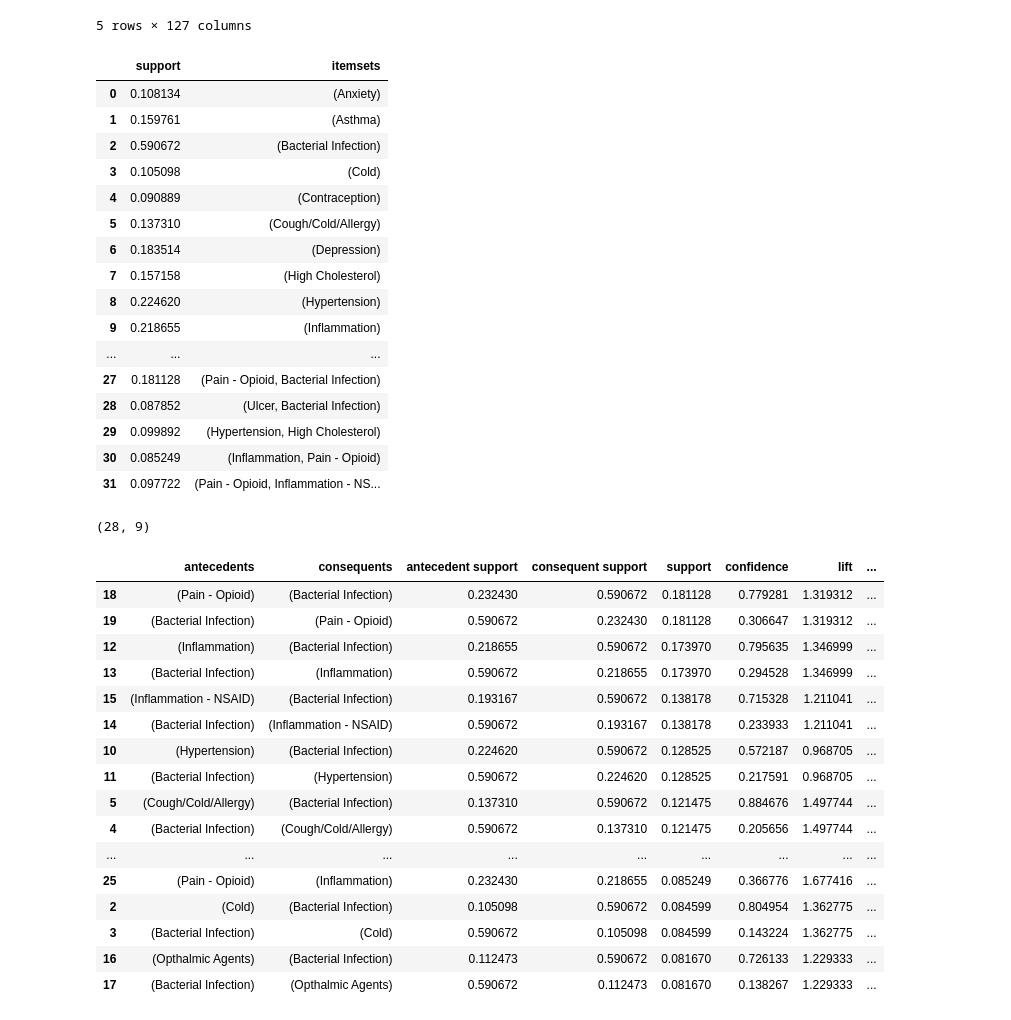
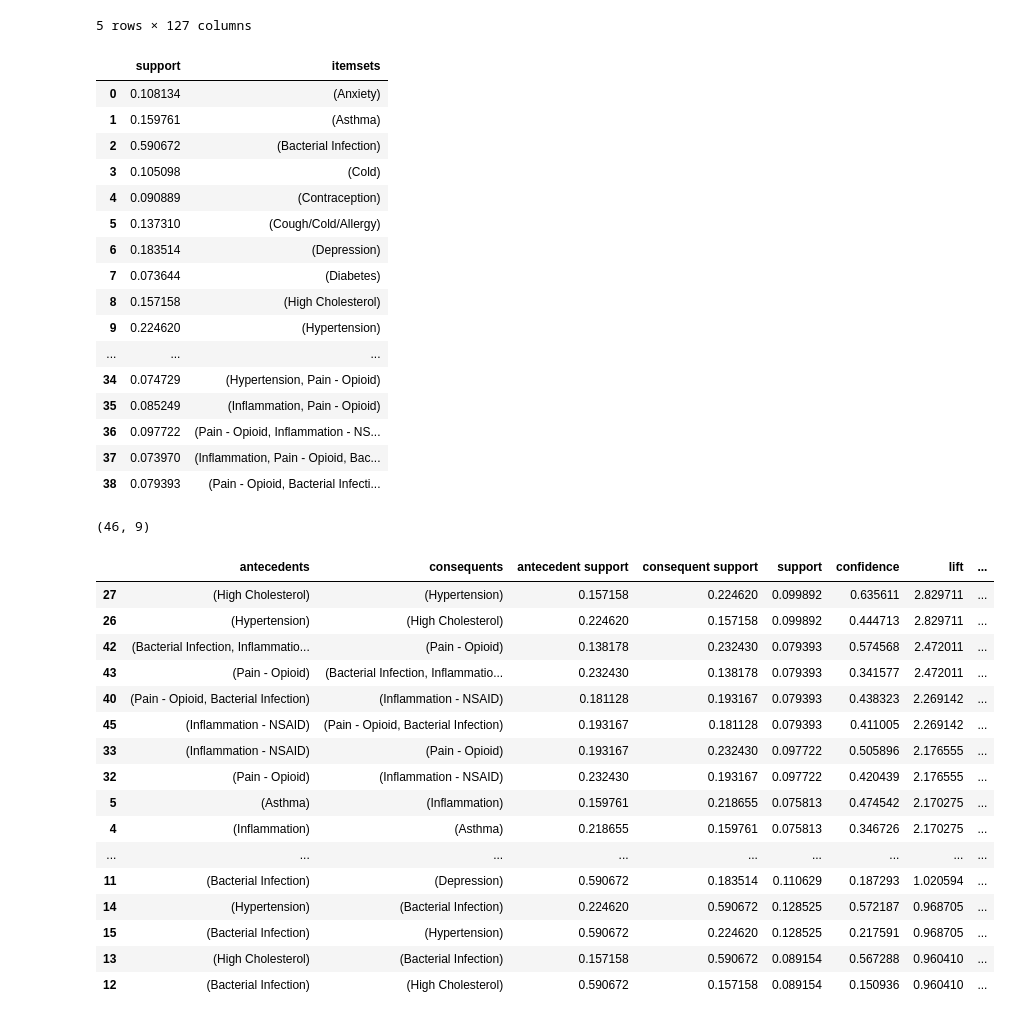
Before and after one commit to DorkNstein/data_modeling, a Jupyter notebook: market_basket_drug.ipynb, the cells around one changed output. Drawn from its saved outputs; the diff is of its cells as text; code cells hidden in the pictures.

```diff
--- a/market_basket_drug.ipynb
+++ b/market_basket_drug.ipynb
@@ -189,7 +170,7 @@ basket_sets_i.head()
 | 13133739 | 0 | 0 | 0 | 0 | 0 | 0 | ... |
 5 rows × 127 columns
 # %%
-frequent_itemsets_i = apriori(basket_sets_i, min_support=0.08, use_colnames=True)
+frequent_itemsets_i = apriori(basket_sets_i, min_support=0.07, use_colnames=True)
 # frequent_itemsets['length'] = frequent_itemsets['itemsets'].apply(lambda x: len(x))
 # frequent_itemsets = frequent_itemsets[(frequent_itemsets['length'] == 2)]
 frequent_itemsets_i
@@ -202,35 +183,36 @@ frequent_itemsets_i
 | 4 | 0.090889 | (Contraception) |
 | 5 | 0.137310 | (Cough/Cold/Allergy) |
 | 6 | 0.183514 | (Depression) |
-| 7 | 0.157158 | (High Cholesterol) |
-| 8 | 0.224620 | (Hypertension) |
-| 9 | 0.218655 | (Inflammation) |
+| 7 | 0.073644 | (Diabetes) |
+| 8 | 0.157158 | (High Cholesterol) |
+| 9 | 0.224620 | (Hypertension) |
 | ... | ... | ... |
-| 27 | 0.181128 | (Pain - Opioid, Bacterial Infection) |
-| 28 | 0.087852 | (Ulcer, Bacterial Infection) |
-| 29 | 0.099892 | (Hypertension, High Cholesterol) |
-| 30 | 0.085249 | (Inflammation, Pain - Opioid) |
-| 31 | 0.097722 | (Pain - Opioid, Inflammation - NS... |
+| 34 | 0.074729 | (Hypertension, Pain - Opioid) |
+| 35 | 0.085249 | (Inflammation, Pain - Opioid) |
+| 36 | 0.097722 | (Pain - Opioid, Inflammation - NS... |
+| 37 | 0.073970 | (Inflammation, Pain - Opioid, Bac... |
+| 38 | 0.079393 | (Pain - Opioid, Bacterial Infecti... |
 # %%
 rules_i = association_rules(frequent_itemsets_i, metric="lift")
 display(rules_i.shape)
-rules_i.sort_values(['support','confidence', 'lift'], ascending=[False, False, False])
+sorted_i = rules_i.sort_values(['lift', 'confidence', 'support'], ascending=[False, False, False])
+display(sorted_i)
 # %% [output]
-(28, 9)
+(46, 9)
 |  | antecedents | consequents | antecedent support | consequent support | support | confidence | lift | ... |
-| 18 | (Pain - Opioid) | (Bacterial Infection) | 0.232430 | 0.590672 | 0.181128 | 0.779281 | 1.319312 | ... |
-| 19 | (Bacterial Infection) | (Pain - Opioid) | 0.590672 | 0.232430 | 0.181128 | 0.306647 | 1.319312 | ... |
-| 12 | (Inflammation) | (Bacterial Infection) | 0.218655 | 0.590672 | 0.173970 | 0.795635 | 1.346999 | ... |
-| 13 | (Bacterial Infection) | (Inflammation) | 0.590672 | 0.218655 | 0.173970 | 0.294528 | 1.346999 | ... |
-| 15 | (Inflammation - NSAID) | (Bacterial Infection) | 0.193167 | 0.590672 | 0.138178 | 0.715328 | 1.211041 | ... |
-| 14 | (Bacterial Infection) | (Inflammation - NSAID) | 0.590672 | 0.193167 | 0.138178 | 0.233933 | 1.211041 | ... |
-| 10 | (Hypertension) | (Bacterial Infection) | 0.224620 | 0.590672 | 0.128525 | 0.572187 | 0.968705 | ... |
-| 11 | (Bacterial Infection) | (Hypertension) | 0.590672 | 0.224620 | 0.128525 | 0.217591 | 0.968705 | ... |
-| 5 | (Cough/Cold/Allergy) | (Bacterial Infection) | 0.137310 | 0.590672 | 0.121475 | 0.884676 | 1.497744 | ... |
-| 4 | (Bacterial Infection) | (Cough/Cold/Allergy) | 0.590672 | 0.137310 | 0.121475 | 0.205656 | 1.497744 | ... |
+| 27 | (High Cholesterol) | (Hypertension) | 0.157158 | 0.224620 | 0.099892 | 0.635611 | 2.829711 | ... |
+| 26 | (Hypertension) | (High Cholesterol) | 0.224620 | 0.157158 | 0.099892 | 0.444713 | 2.829711 | ... |
+| 42 | (Bacterial Infection, Inflammatio... | (Pain - Opioid) | 0.138178 | 0.232430 | 0.079393 | 0.574568 | 2.472011 | ... |
+| 43 | (Pain - Opioid) | (Bacterial Infection, Inflammatio... | 0.232430 | 0.138178 | 0.079393 | 0.341577 | 2.472011 | ... |
+| 40 | (Pain - Opioid, Bacterial Infection) | (Inflammation - NSAID) | 0.181128 | 0.193167 | 0.079393 | 0.438323 | 2.269142 | ... |
+| 45 | (Inflammation - NSAID) | (Pain - Opioid, Bacterial Infection) | 0.193167 | 0.181128 | 0.079393 | 0.411005 | 2.269142 | ... |
+| 33 | (Inflammation - NSAID) | (Pain - Opioid) | 0.193167 | 0.232430 | 0.097722 | 0.505896 | 2.176555 | ... |
+| 32 | (Pain - Opioid) | (Inflammation - NSAID) | 0.232430 | 0.193167 | 0.097722 | 0.420439 | 2.176555 | ... |
+| 5 | (Asthma) | (Inflammation) | 0.159761 | 0.218655 | 0.075813 | 0.474542 | 2.170275 | ... |
+| 4 | (Inflammation) | (Asthma) | 0.218655 | 0.159761 | 0.075813 | 0.346726 | 2.170275 | ... |
 | ... | ... | ... | ... | ... | ... | ... | ... | ... |
-| 25 | (Pain - Opioid) | (Inflammation) | 0.232430 | 0.218655 | 0.085249 | 0.366776 | 1.677416 | ... |
-| 2 | (Cold) | (Bacterial Infection) | 0.105098 | 0.590672 | 0.084599 | 0.804954 | 1.362775 | ... |
-| 3 | (Bacterial Infection) | (Cold) | 0.590672 | 0.105098 | 0.084599 | 0.143224 | 1.362775 | ... |
-| 16 | (Opthalmic Agents) | (Bacterial Infection) | 0.112473 | 0.590672 | 0.081670 | 0.726133 | 1.229333 | ... |
-| 17 | (Bacterial Infection) | (Opthalmic Agents) | 0.590672 | 0.112473 | 0.081670 | 0.138267 | 1.229333 | ... |
+| 11 | (Bacterial Infection) | (Depression) | 0.590672 | 0.183514 | 0.110629 | 0.187293 | 1.020594 | ... |
+| 14 | (Hypertension) | (Bacterial Infection) | 0.224620 | 0.590672 | 0.128525 | 0.572187 | 0.968705 | ... |
+| 15 | (Bacterial Infection) | (Hypertension) | 0.590672 | 0.224620 | 0.128525 | 0.217591 | 0.968705 | ... |
+| 13 | (High Cholesterol) | (Bacterial Infection) | 0.157158 | 0.590672 | 0.089154 | 0.567288 | 0.960410 | ... |
+| 12 | (Bacterial Infection) | (High Cholesterol) | 0.590672 | 0.157158 | 0.089154 | 0.150936 | 0.960410 | ... |
```
Also changed, not shown: parts of 7 cells of this notebook, 7 other files.
